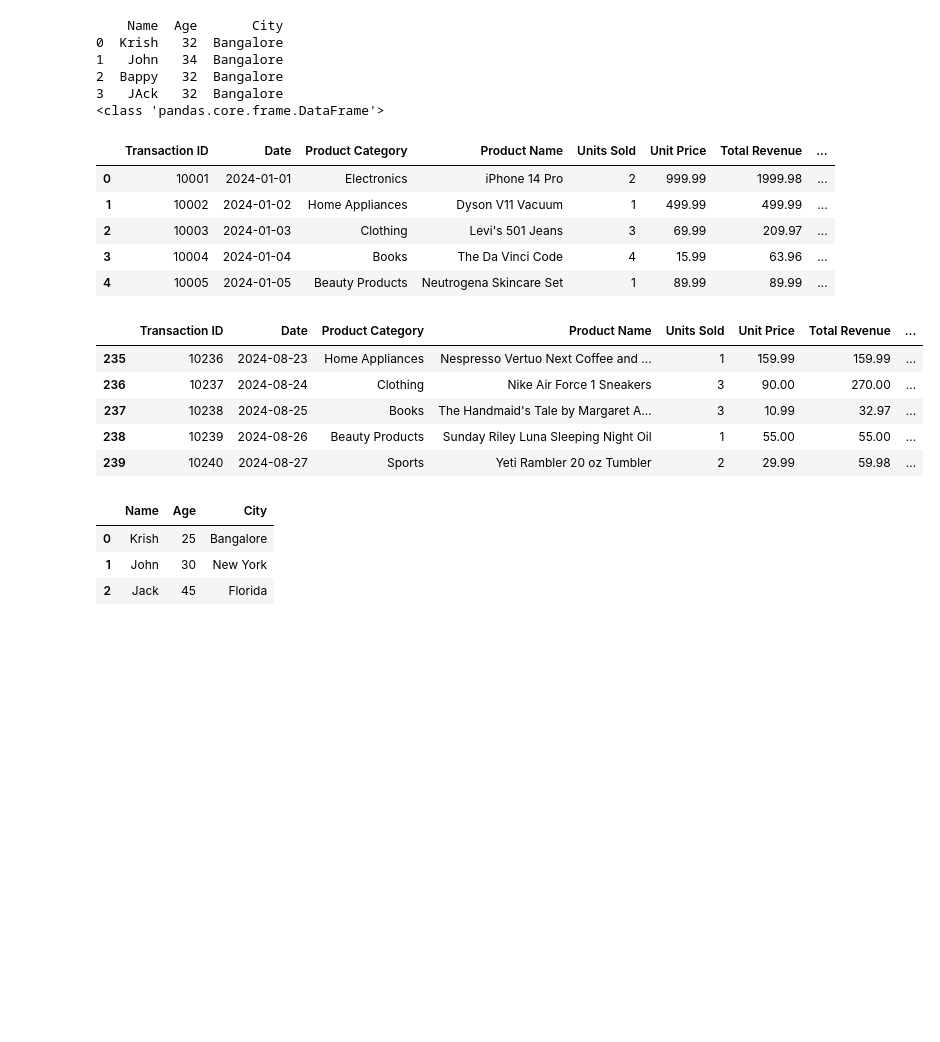
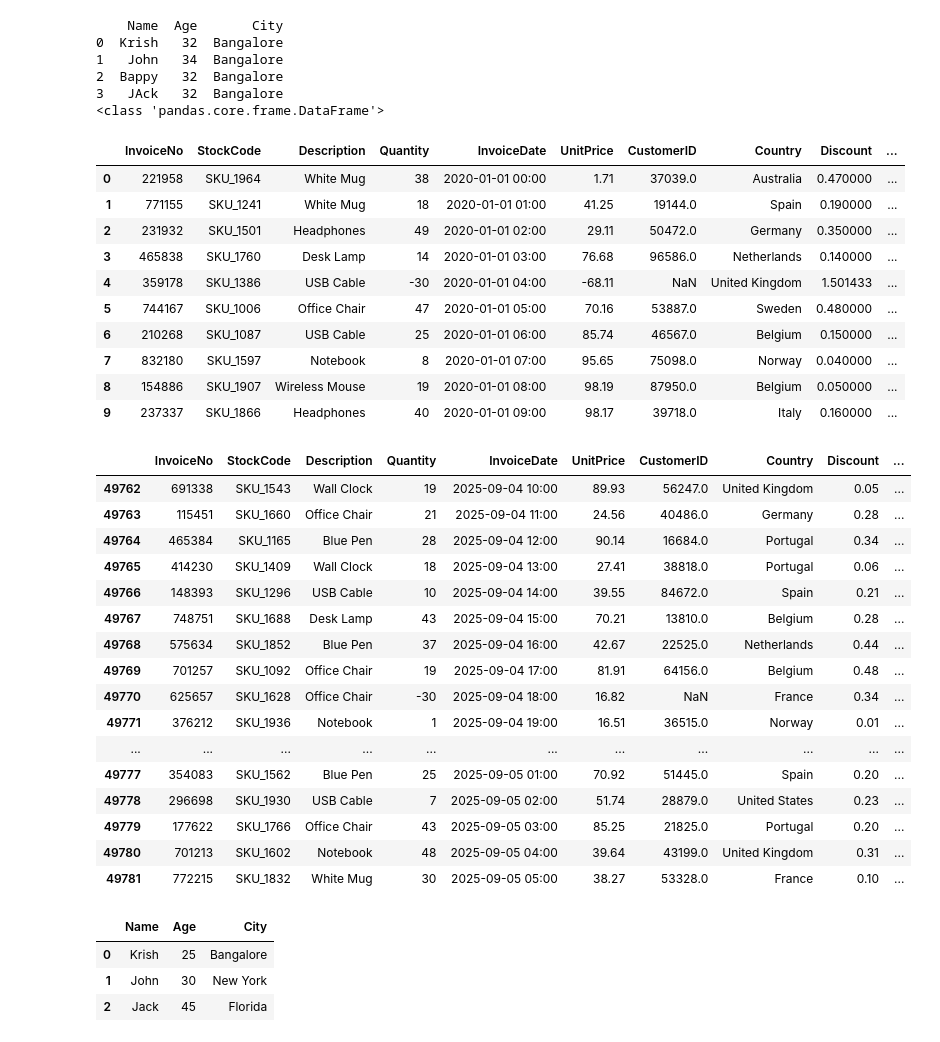
Before and after one commit to SHOEB091/DataAnalyst-bootcamp, a Jupyter notebook: 8-dataAnalysisPython/10.2-pandas.ipynb, the cells around one changed output. Drawn from its saved outputs; the diff is of its cells as text; code cells hidden in the pictures; blank space fills up the shorter version.

Commit message:
Data Framign and Panda and num py assignmnet added

```diff
--- a/8-dataAnalysisPython/10.2-pandas.ipynb
+++ b/8-dataAnalysisPython/10.2-pandas.ipynb
@@ -100,24 +100,40 @@ print(type(df))
 3   JAck   32  Bangalore
 <class 'pandas.core.frame.DataFrame'>
 # %%
-df=pd.read_csv('sales_data.csv')
-df.head(5)
+df=pd.read_csv('online_sales_dataset.csv')
+df.head(10)
 # %% [output]
-|  | Transaction ID | Date | Product Category | Product Name | Units Sold | Unit Price | Total Revenue | ... |
-| 0 | 10001 | 2024-01-01 | Electronics | iPhone 14 Pro | 2 | 999.99 | 1999.98 | ... |
-| 1 | 10002 | 2024-01-02 | Home Appliances | Dyson V11 Vacuum | 1 | 499.99 | 499.99 | ... |
-| 2 | 10003 | 2024-01-03 | Clothing | Levi's 501 Jeans | 3 | 69.99 | 209.97 | ... |
-| 3 | 10004 | 2024-01-04 | Books | The Da Vinci Code | 4 | 15.99 | 63.96 | ... |
-| 4 | 10005 | 2024-01-05 | Beauty Products | Neutrogena Skincare Set | 1 | 89.99 | 89.99 | ... |
+|  | InvoiceNo | StockCode | Description | Quantity | InvoiceDate | UnitPrice | CustomerID | Country | Discount | ... |
+| 0 | 221958 | SKU_1964 | White Mug | 38 | 2020-01-01 00:00 | 1.71 | 37039.0 | Australia | 0.470000 | ... |
+| 1 | 771155 | SKU_1241 | White Mug | 18 | 2020-01-01 01:00 | 41.25 | 19144.0 | Spain | 0.190000 | ... |
+| 2 | 231932 | SKU_1501 | Headphones | 49 | 2020-01-01 02:00 | 29.11 | 50472.0 | Germany | 0.350000 | ... |
+| 3 | 465838 | SKU_1760 | Desk Lamp | 14 | 2020-01-01 03:00 | 76.68 | 96586.0 | Netherlands | 0.140000 | ... |
+| 4 | 359178 | SKU_1386 | USB Cable | -30 | 2020-01-01 04:00 | -68.11 | NaN | United Kingdom | 1.501433 | ... |
+| 5 | 744167 | SKU_1006 | Office Chair | 47 | 2020-01-01 05:00 | 70.16 | 53887.0 | Sweden | 0.480000 | ... |
+| 6 | 210268 | SKU_1087 | USB Cable | 25 | 2020-01-01 06:00 | 85.74 | 46567.0 | Belgium | 0.150000 | ... |
+| 7 | 832180 | SKU_1597 | Notebook | 8 | 2020-01-01 07:00 | 95.65 | 75098.0 | Norway | 0.040000 | ... |
+| 8 | 154886 | SKU_1907 | Wireless Mouse | 19 | 2020-01-01 08:00 | 98.19 | 87950.0 | Belgium | 0.050000 | ... |
+| 9 | 237337 | SKU_1866 | Headphones | 40 | 2020-01-01 09:00 | 98.17 | 39718.0 | Italy | 0.160000 | ... |
 # %%
-df.tail(5)
+df.tail(20)
 # %% [output]
-|  | Transaction ID | Date | Product Category | Product Name | Units Sold | Unit Price | Total Revenue | ... |
-| 235 | 10236 | 2024-08-23 | Home Appliances | Nespresso Vertuo Next Coffee and ... | 1 | 159.99 | 159.99 | ... |
-| 236 | 10237 | 2024-08-24 | Clothing | Nike Air Force 1 Sneakers | 3 | 90.00 | 270.00 | ... |
-| 237 | 10238 | 2024-08-25 | Books | The Handmaid's Tale by Margaret A... | 3 | 10.99 | 32.97 | ... |
-| 238 | 10239 | 2024-08-26 | Beauty Products | Sunday Riley Luna Sleeping Night Oil | 1 | 55.00 | 55.00 | ... |
-| 239 | 10240 | 2024-08-27 | Sports | Yeti Rambler 20 oz Tumbler | 2 | 29.99 | 59.98 | ... |
+|  | InvoiceNo | StockCode | Description | Quantity | InvoiceDate | UnitPrice | CustomerID | Country | Discount | ... |
+| 49762 | 691338 | SKU_1543 | Wall Clock | 19 | 2025-09-04 10:00 | 89.93 | 56247.0 | United Kingdom | 0.05 | ... |
+| 49763 | 115451 | SKU_1660 | Office Chair | 21 | 2025-09-04 11:00 | 24.56 | 40486.0 | Germany | 0.28 | ... |
+| 49764 | 465384 | SKU_1165 | Blue Pen | 28 | 2025-09-04 12:00 | 90.14 | 16684.0 | Portugal | 0.34 | ... |
+| 49765 | 414230 | SKU_1409 | Wall Clock | 18 | 2025-09-04 13:00 | 27.41 | 38818.0 | Portugal | 0.06 | ... |
+| 49766 | 148393 | SKU_1296 | USB Cable | 10 | 2025-09-04 14:00 | 39.55 | 84672.0 | Spain | 0.21 | ... |
+| 49767 | 748751 | SKU_1688 | Desk Lamp | 43 | 2025-09-04 15:00 | 70.21 | 13810.0 | Belgium | 0.28 | ... |
+| 49768 | 575634 | SKU_1852 | Blue Pen | 37 | 2025-09-04 16:00 | 42.67 | 22525.0 | Netherlands | 0.44 | ... |
+| 49769 | 701257 | SKU_1092 | Office Chair | 19 | 2025-09-04 17:00 | 81.91 | 64156.0 | Belgium | 0.48 | ... |
+| 49770 | 625657 | SKU_1628 | Office Chair | -30 | 2025-09-04 18:00 | 16.82 | NaN | France | 0.34 | ... |
+| 49771 | 376212 | SKU_1936 | Notebook | 1 | 2025-09-04 19:00 | 16.51 | 36515.0 | Norway | 0.01 | ... |
+| ... | ... | ... | ... | ... | ... | ... | ... | ... | ... | ... |
+| 49777 | 354083 | SKU_1562 | Blue Pen | 25 | 2025-09-05 01:00 | 70.92 | 51445.0 | Spain | 0.20 | ... |
+| 49778 | 296698 | SKU_1930 | USB Cable | 7 | 2025-09-05 02:00 | 51.74 | 28879.0 | United States | 0.23 | ... |
+| 49779 | 177622 | SKU_1766 | Office Chair | 43 | 2025-09-05 03:00 | 85.25 | 21825.0 | Portugal | 0.20 | ... |
+| 49780 | 701213 | SKU_1602 | Notebook | 48 | 2025-09-05 04:00 | 39.64 | 43199.0 | United Kingdom | 0.31 | ... |
+| 49781 | 772215 | SKU_1832 | White Mug | 30 | 2025-09-05 05:00 | 38.27 | 53328.0 | France | 0.10 | ... |
 # %%
 ### Accessing Data From Dataframe
 df
```
Also changed, not shown: parts of 5 cells of this notebook, 2 other files.
